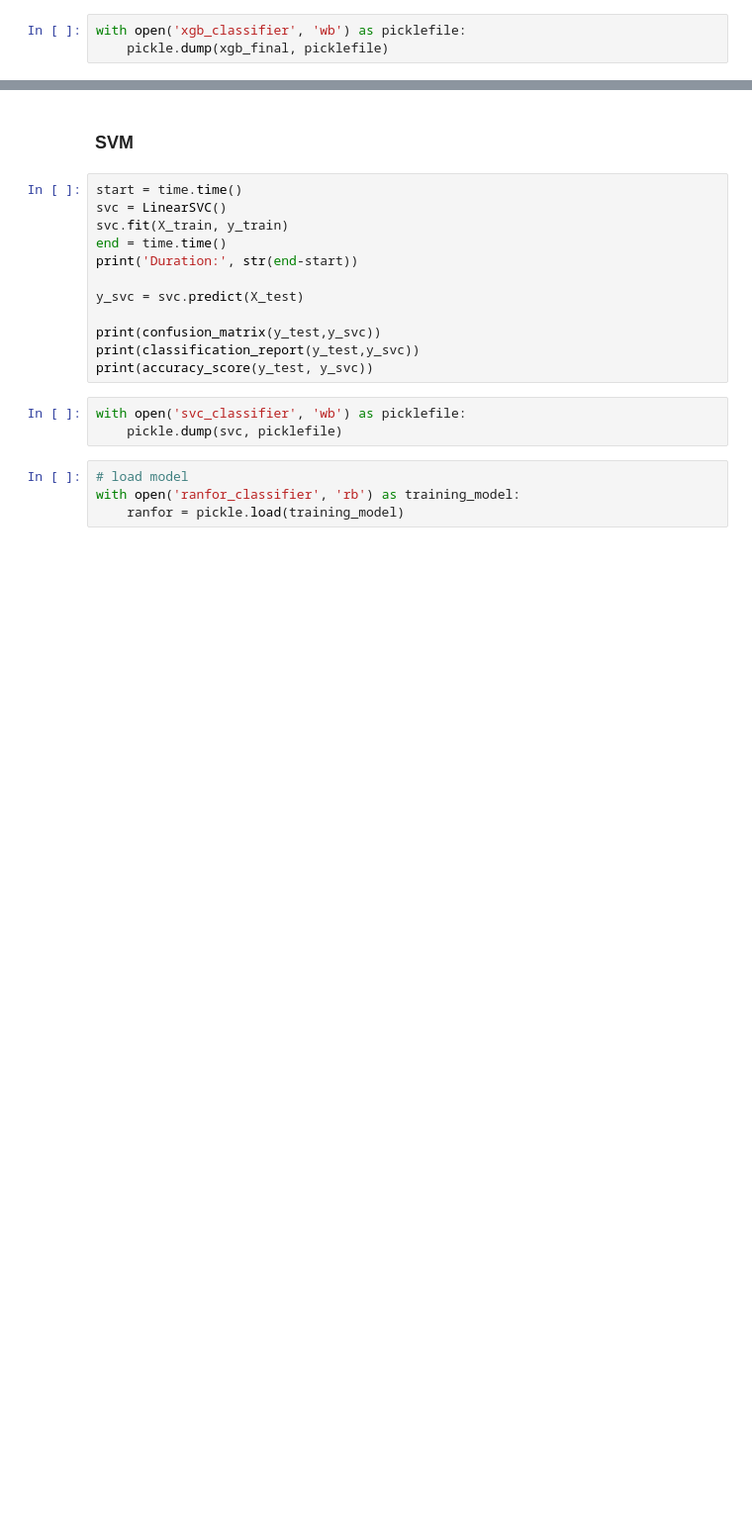
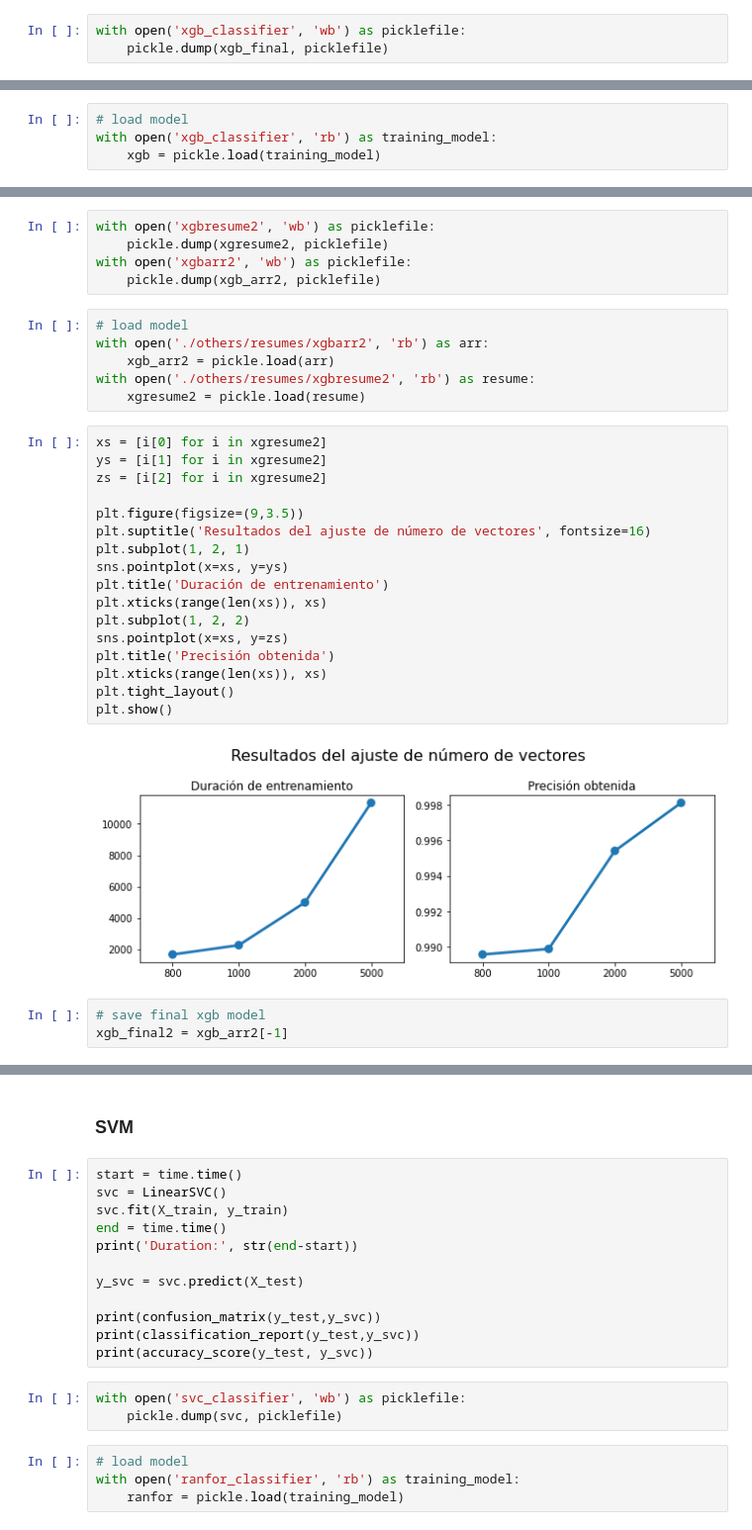
Before and after one commit to Liu-Lc/TwitterTraffic-Pty, a Jupyter notebook: classification.ipynb, the cells around one changed output, grey strips where cells are left out. Shown at 99% size. Cells and saved outputs as stored; diff of their text form; blank space fills up the shorter version.

Commit message:
Backup pickle files and changes done until now

```diff
--- a/classification.ipynb
+++ b/classification.ipynb
@@ -421,0 +551,4 @@ with open('xgb_classifier', 'wb') as picklefile:
+# %%
+# load model
+with open('xgb_classifier', 'rb') as training_model:
+    xgb = pickle.load(training_model)
@@ -421,0 +601,33 @@ with open('xgb_classifier', 'wb') as picklefile:
+# %%
+with open('xgbresume2', 'wb') as picklefile:
+    pickle.dump(xgresume2, picklefile)
+with open('xgbarr2', 'wb') as picklefile:
+    pickle.dump(xgb_arr2, picklefile)
+# %%
+# load model
+with open('./others/resumes/xgbarr2', 'rb') as arr:
+    xgb_arr2 = pickle.load(arr)
+with open('./others/resumes/xgbresume2', 'rb') as resume:
+    xgresume2 = pickle.load(resume)
+# %%
+xs = [i[0] for i in xgresume2]
+ys = [i[1] for i in xgresume2]
+zs = [i[2] for i in xgresume2]
+
+plt.figure(figsize=(9,3.5))
+plt.suptitle('Resultados del ajuste de número de vectores', fontsize=16)
+plt.subplot(1, 2, 1)
+sns.pointplot(x=xs, y=ys)
+plt.title('Duración de entrenamiento')
+plt.xticks(range(len(xs)), xs)
+plt.subplot(1, 2, 2)
+sns.pointplot(x=xs, y=zs)
+plt.title('Precisión obtenida')
+plt.xticks(range(len(xs)), xs)
+plt.tight_layout()
+plt.show()
+# %% [output]
+[figure, added]
+# %%
+# save final xgb model
+xgb_final2 = xgb_arr2[-1]
```
Also changed, not shown: parts of 43 cells of this notebook, 3 other files.
